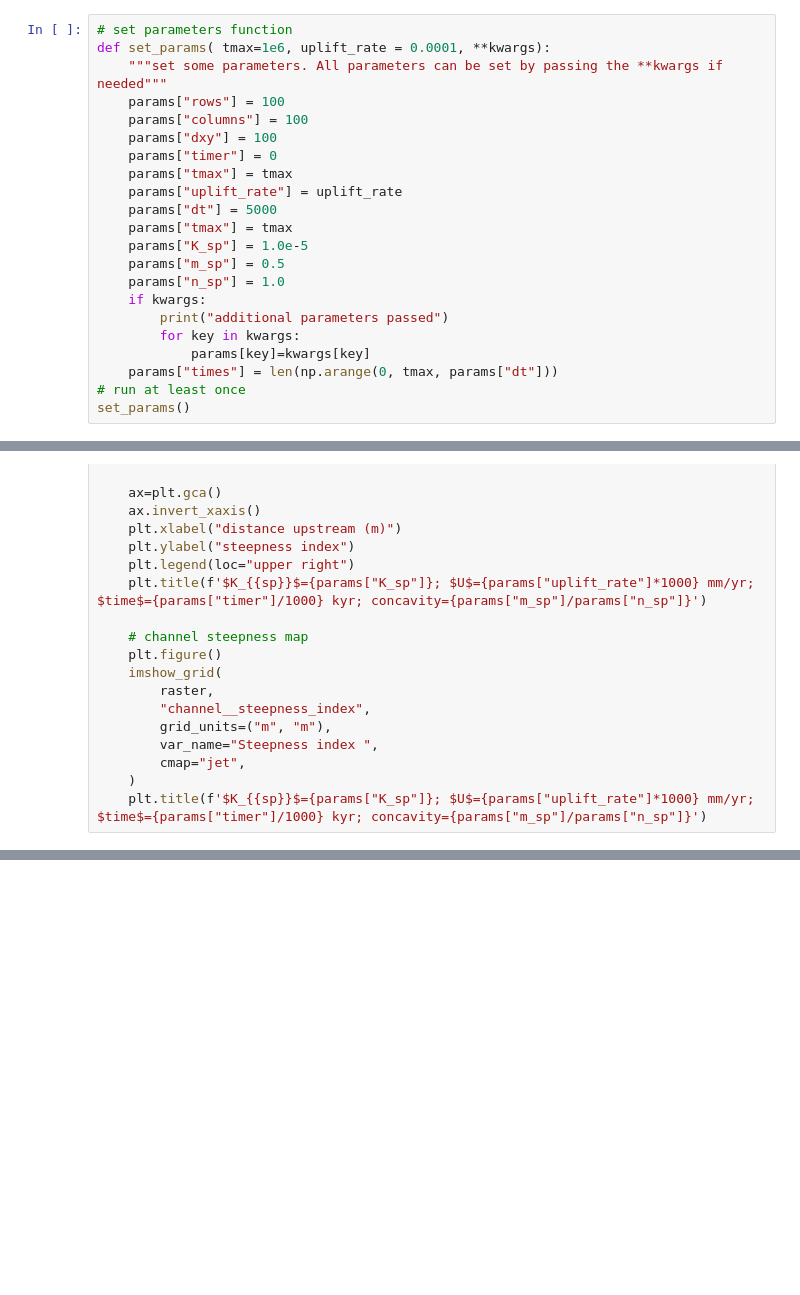
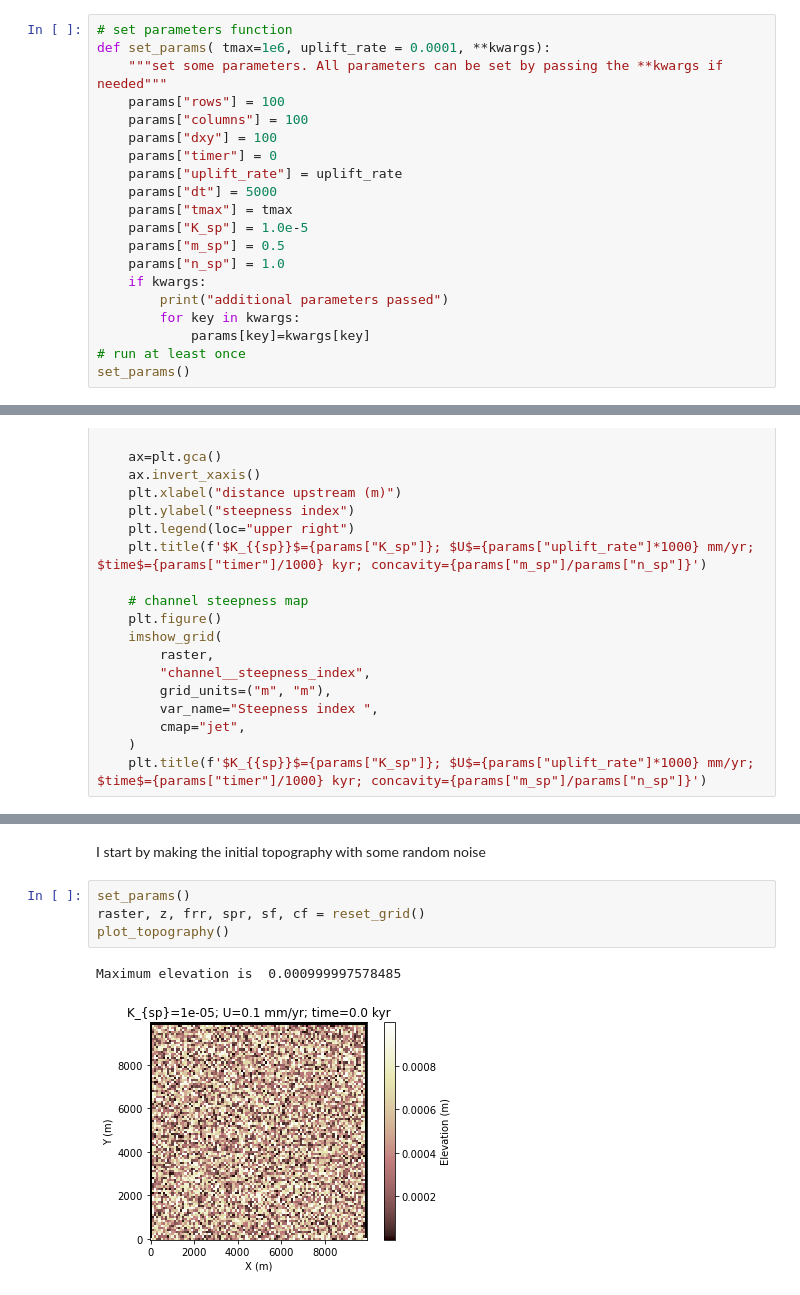
Before and after one commit to sergiogyoz/Geomorphology, a Jupyter notebook: HW/stream_power_steepness.ipynb, the cells around one changed output, grey strips where cells are left out. Saved outputs shown, nothing was run; the diff lists cells and outputs as text; blank space fills up the shorter version.

```diff
--- a/HW/stream_power_steepness.ipynb
+++ b/HW/stream_power_steepness.ipynb
@@ -56,7 +56,6 @@ def set_params( tmax=1e6, uplift_rate = 0.0001, **kwargs):
     params["columns"] = 100
     params["dxy"] = 100
     params["timer"] = 0
-    params["tmax"] = tmax
     params["uplift_rate"] = uplift_rate
     params["dt"] = 5000
     params["tmax"] = tmax
@@ -67,7 +66,6 @@ def set_params( tmax=1e6, uplift_rate = 0.0001, **kwargs):
         print("additional parameters passed")
         for key in kwargs:
             params[key]=kwargs[key]
-    params["times"] = len(np.arange(0, tmax, params["dt"]))
 # run at least once
 set_params()
 # %%
@@ -264,0 +294,9 @@ def plot_steepness(channel_profiler):
+# %% [markdown]
+I start by making the initial topography with some random noise
+# %%
+set_params()
+raster, z, frr, spr, sf, cf = reset_grid()
+plot_topography()
+# %% [output]
+Maximum elevation is  0.000999997578485
+[figure, added]
```
Also changed, not shown: parts of 32 cells of this notebook.
